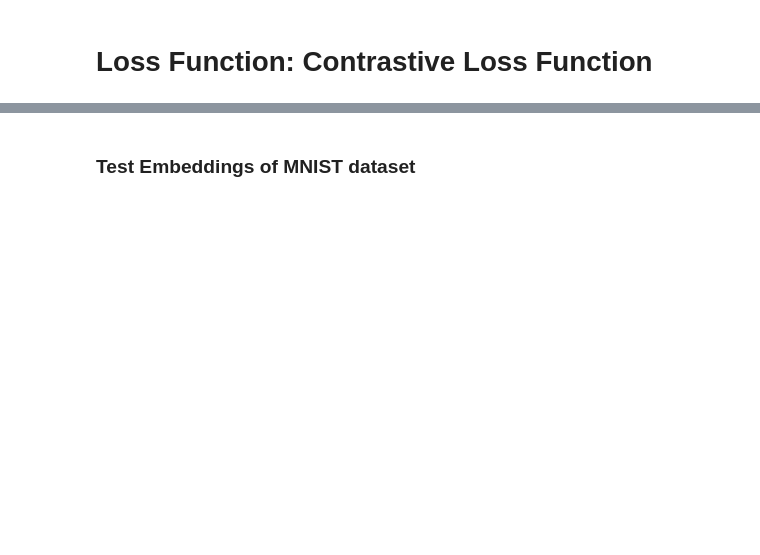
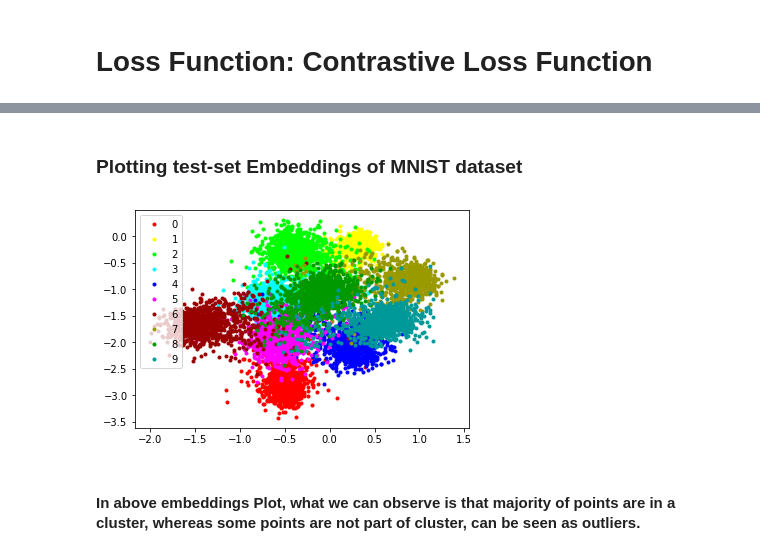
Before and after one commit to shruti-jadon/Hands-on-One-Shot-Learning, a Jupyter notebook: Ch02-MetricsBasedMethods/SiameseNetwork.ipynb, the cells around one changed output, grey strips where cells are left out. Saved outputs shown, nothing was run; the diff lists cells and outputs as text; code cells hidden in the pictures; blank space fills up the shorter version.

```diff
--- a/Ch02-MetricsBasedMethods/SiameseNetwork.ipynb
+++ b/Ch02-MetricsBasedMethods/SiameseNetwork.ipynb
@@ -20,5 +35,10 @@ For Siamese Network, we want data in pairs: 1 pair-> similar, 1 pair-> dissimila
 # %%
 class Dataset(object):
+    '''
+    Class Dataset:
+    Input: numpy values
+    Output: torch variables.
+    '''
     def __init__(self, x0, x1, label):
         self.size = label.shape[0]
         self.x0 = torch.from_numpy(x0)
@@ -111,0 +155,15 @@ class SiameseNetwork(nn.Module):
+# %%
+train_iter = create_iterator(train.train_data.numpy()[indices],train.train_labels.numpy()[indices],batchsize)
+test_iter = create_iterator(test.test_data.numpy()[indices_test],test.test_labels.numpy()[indices_test],batchsize)
+
+# call model
+model = SiameseNetwork()
+learning_rate = 0.01 # learning rate for optimization
+momentum = 0.9 # momentum
+# Loss and Optimizer
+criterion = contrastive_loss_function # we will use contrastive loss function as defined above
+optimizer = torch.optim.SGD(model.parameters(), lr=learning_rate,momentum=momentum)
+
+# creating a train loader, and a test loader.
+train_loader = torch.utils.data.DataLoader(train_iter,batch_size=batchsize, shuffle=True)
+test_loader = torch.utils.data.DataLoader(test,batch_size=batchsize, shuffle=True)
@@ -130,13 +227,0 @@ indices_test= np.random.choice(len(test.test_labels.numpy()), 50, replace=False)
-# %%
-train_iter = create_iterator(train.train_data.numpy()[indices],train.train_labels.numpy()[indices],batchsize)
-test_iter = create_iterator(test.test_data.numpy()[indices_test],test.test_labels.numpy()[indices_test],batchsize)
-# model
-model = SiameseNetwork()
-learning_rate = 0.01
-momentum = 0.9
-# Loss and Optimizer
-criterion = contrastive_loss_function
-optimizer = torch.optim.SGD(model.parameters(), lr=learning_rate,momentum=momentum)
-kwargs = {}
-train_loader = torch.utils.data.DataLoader(train_iter,batch_size=batchsize, shuffle=True, **kwargs)
-test_loader = torch.utils.data.DataLoader(test,batch_size=batchsize, shuffle=True, **kwargs)
@@ -186,5 +234,5 @@ plot_loss(train_loss)
 # %% [markdown]
-### Test Embeddings of MNIST dataset
+### Plotting test-set Embeddings of MNIST dataset
 # %%
 def test_model(model):
         model.eval()
@@ -201,14 +249,15 @@ def test_model(model):
         numpy_labels = np.array(all_labels)
         return numpy_all, numpy_labels
 
-def testing_plots(name_file,model):
-        filehandler = open(name_file,"wb")
+def testing_plots(model):
         dict_pickle={}
         numpy_all, numpy_labels = test_model(model)
         dict_pickle["numpy_all"]=numpy_all
         dict_pickle["numpy_labels"]=numpy_labels
-        pickle.dump(dict_pickle,filehandler)
         plot_mnist(numpy_all, numpy_labels)
-        filehandler.close()
 # %%
-testing_plots("embeddings.pickle",model)
+testing_plots(model)
+# %% [output]
+[figure, added]
+# %% [markdown]
+#### In above embeddings Plot, what we can observe is that majority of points are in a cluster, whereas some points are not part of cluster, can be seen as outliers.
```
Also changed, not shown: parts of 31 cells of this notebook.
